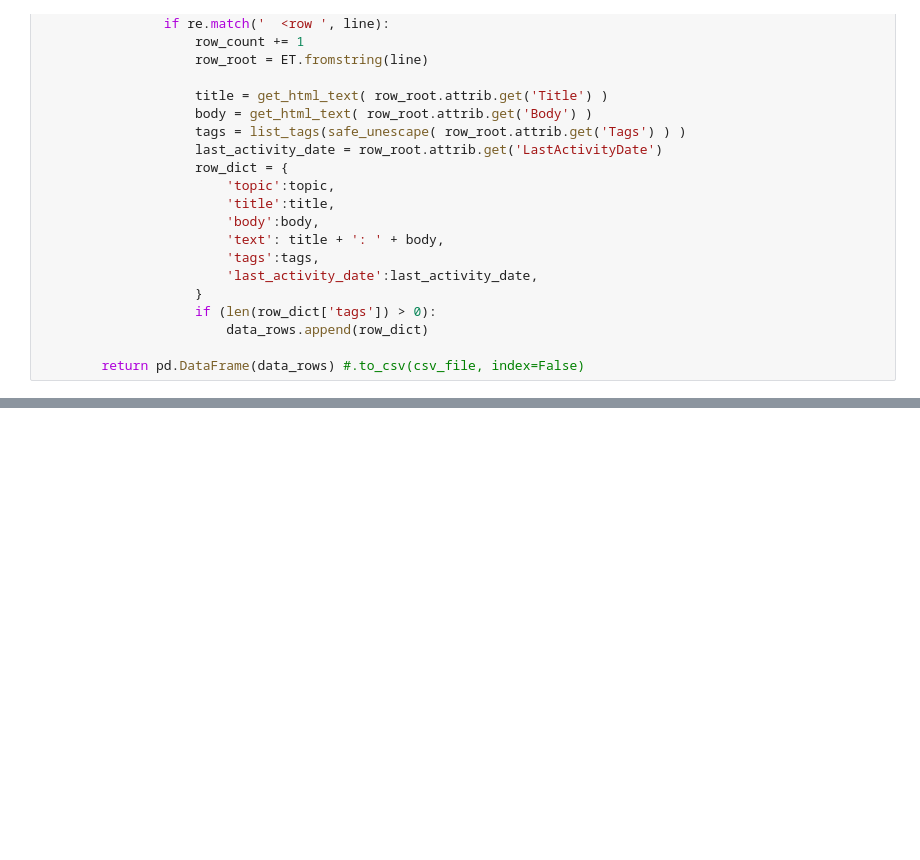
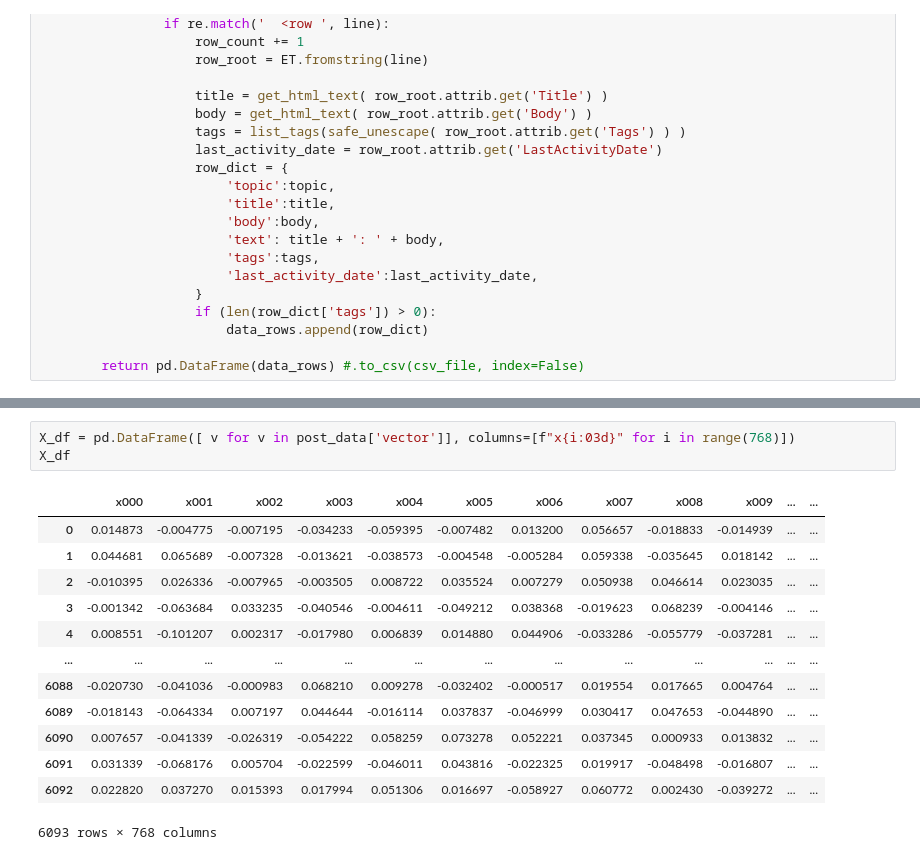
Before and after one commit to rmhorton/PMC_classifiers, a Jupyter notebook: stackoverflow_tags/predict_stackoverflow_tags.ipynb, the cells around one changed output, grey strips where cells are left out. Cells and saved outputs as stored; diff of their text form; blank space fills up the shorter version.

```diff
--- a/stackoverflow_tags/predict_stackoverflow_tags.ipynb
+++ b/stackoverflow_tags/predict_stackoverflow_tags.ipynb
@@ -104,0 +117,17 @@ post_data
+# %%
+X_df = pd.DataFrame([ v for v in post_data['vector']], columns=[f"x{i:03d}" for i in range(768)])
+X_df
+# %% [output]
+|  | x000 | x001 | x002 | x003 | x004 | x005 | x006 | x007 | x008 | x009 | ... | ... |
+| 0 | 0.014873 | -0.004775 | -0.007195 | -0.034233 | -0.059395 | -0.007482 | 0.013200 | 0.056657 | -0.018833 | -0.014939 | ... | ... |
+| 1 | 0.044681 | 0.065689 | -0.007328 | -0.013621 | -0.038573 | -0.004548 | -0.005284 | 0.059338 | -0.035645 | 0.018142 | ... | ... |
+| 2 | -0.010395 | 0.026336 | -0.007965 | -0.003505 | 0.008722 | 0.035524 | 0.007279 | 0.050938 | 0.046614 | 0.023035 | ... | ... |
+| 3 | -0.001342 | -0.063684 | 0.033235 | -0.040546 | -0.004611 | -0.049212 | 0.038368 | -0.019623 | 0.068239 | -0.004146 | ... | ... |
+| 4 | 0.008551 | -0.101207 | 0.002317 | -0.017980 | 0.006839 | 0.014880 | 0.044906 | -0.033286 | -0.055779 | -0.037281 | ... | ... |
+| ... | ... | ... | ... | ... | ... | ... | ... | ... | ... | ... | ... | ... |
+| 6088 | -0.020730 | -0.041036 | -0.000983 | 0.068210 | 0.009278 | -0.032402 | -0.000517 | 0.019554 | 0.017665 | 0.004764 | ... | ... |
+| 6089 | -0.018143 | -0.064334 | 0.007197 | 0.044644 | -0.016114 | 0.037837 | -0.046999 | 0.030417 | 0.047653 | -0.044890 | ... | ... |
+| 6090 | 0.007657 | -0.041339 | -0.026319 | -0.054222 | 0.058259 | 0.073278 | 0.052221 | 0.037345 | 0.000933 | 0.013832 | ... | ... |
+| 6091 | 0.031339 | -0.068176 | 0.005704 | -0.022599 | -0.046011 | 0.043816 | -0.022325 | 0.019917 | -0.048498 | -0.016807 | ... | ... |
+| 6092 | 0.022820 | 0.037270 | 0.015393 | 0.017994 | 0.051306 | 0.016697 | -0.058927 | 0.060772 | 0.002430 | -0.039272 | ... | ... |
+6093 rows × 768 columns
```
Also changed, not shown: parts of 17 cells of this notebook.
